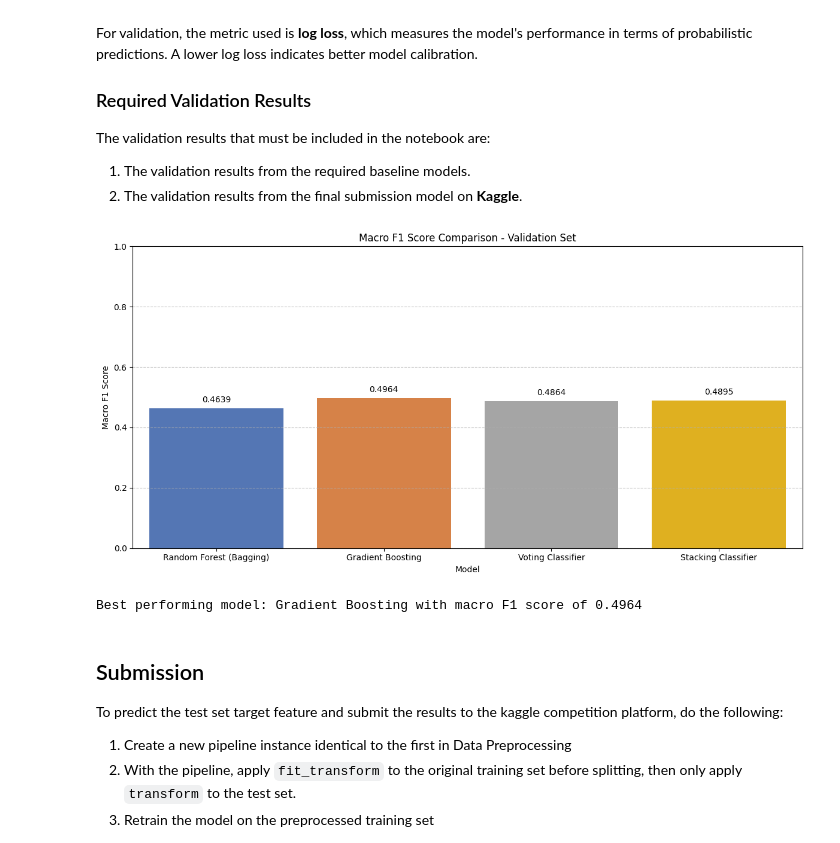
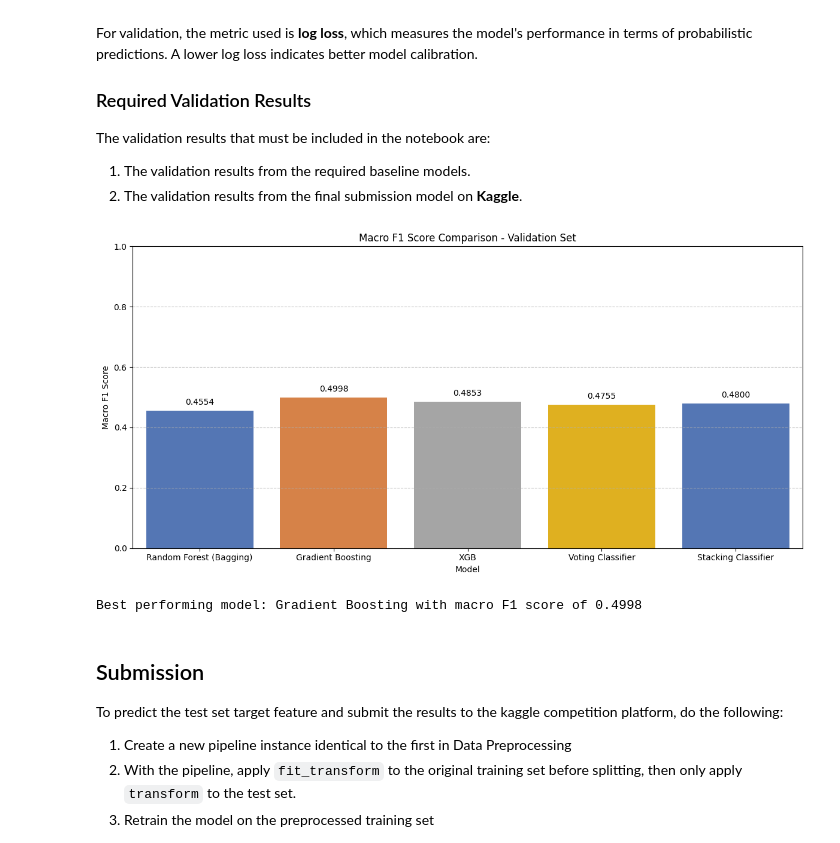
Before and after one commit to shafiqIrv/Praktikum-1, a Jupyter notebook: IF3270_Pembelajaran_Mesin___Praktikum_Notebook.ipynb, the cells around one changed output. Cells and saved outputs as stored; diff of their text form; code cells hidden in the pictures.

Commit message:
feat: best 0.4998

```diff
--- a/IF3270_Pembelajaran_Mesin___Praktikum_Notebook.ipynb
+++ b/IF3270_Pembelajaran_Mesin___Praktikum_Notebook.ipynb
@@ -183,12 +184,24 @@ For each step that you will do, **please explain the reason why did you do that
 # %%
 # Define preprocessing for numerical features (Age, Work_Experience, Family_Size)
 numerical_features = ['Age', 'Work_Experience', 'Family_Size']
+
+# Function to handle outliers using Quantile-Based Flooring and Capping
+def handle_outliers(X):
+    X = X.copy()
+    for col in numerical_features:
+        lower_bound = X[col].quantile(0.05)
+        upper_bound = X[col].quantile(0.95)
+        X[col] = X[col].clip(lower=lower_bound, upper=upper_bound)  # Apply capping
+    return X
+
+outlier_transformer = FunctionTransformer(handle_outliers, validate=False)
+
 numerical_transformer = Pipeline(steps=[
-    ('imputer', SimpleImputer(strategy='median')),
-    ('scaler', StandardScaler())
+    ('outlier_handler', outlier_transformer),  # Handle outliers
+    ('imputer', SimpleImputer(strategy='median')),  # Impute missing values
+    ('scaler', StandardScaler())  # Scale the data
 ])
 
-# Define preprocessing for categorical features
 categorical_features = ['Gender', 'Ever_Married', 'Graduated', 'Profession', 'Spending_Score', 'Var_1']
 categorical_transformer = Pipeline(steps=[
     ('imputer', SimpleImputer(strategy='most_frequent')),
@@ -400,7 +450,8 @@ Stacking is a technique that trains multiple different models, with each model b
 estimators = [
     ('rf', RandomForestClassifier(n_estimators=100, random_state=42)),
     ('gb', GradientBoostingClassifier(n_estimators=100, random_state=42)),
-    ('knn', KNeighborsClassifier(n_neighbors=5))
+    ('knn', KNeighborsClassifier(n_neighbors=5)),
+    ('xgb', XGBClassifier(n_estimators=100, learning_rate=0.1, random_state=42))
 ]
 
 # Create stacking classifier with logistic regression as final estimator
@@ -414,22 +465,25 @@ stacking_clf = Pipeline(steps=[
 ])
 
 # Train the model
-stacking_clf.fit(X_train, y_train)
+stacking_clf.fit(X_train, y_train_encoded)
 
 # Make predictions
 stacking_predictions = stacking_clf.predict(X_val)
 
+# Decode predictions back to original labels (A, B, C, D)
+stacking_predictions_decoded = label_encoder.inverse_transform(stacking_predictions)
+
 # Evaluate the model
-stacking_f1_macro = f1_score(y_val, stacking_predictions, average='macro')
+stacking_f1_macro = f1_score(y_val, stacking_predictions_decoded, average='macro')
 print(f"Stacking Classifier - Macro F1 Score: {stacking_f1_macro:.4f}")
 
 # Display classification report
 print("\nClassification Report (Stacking Classifier):")
-print(classification_report(y_val, stacking_predictions))
+print(classification_report(y_val, stacking_predictions_decoded))
 
 # Plot confusion matrix
 plt.figure(figsize=(8, 6))
-cm = confusion_matrix(y_val, stacking_predictions)
+cm = confusion_matrix(y_val, stacking_predictions_decoded)
 sns.heatmap(cm, annot=True, fmt='d', cmap='Blues', xticklabels=sorted(y.unique()), yticklabels=sorted(y.unique()))
 plt.title('Confusion Matrix - Stacking Classifier')
 plt.xlabel('Predicted')
@@ -468,35 +522,36 @@ The validation results that must be included in the notebook are:
 models = {
     'Random Forest (Bagging)': rf_f1_macro,
     'Gradient Boosting': gb_f1_macro,
+    'XGB' : xgb_f1_macro,
     'Voting Classifier': voting_f1_macro,
     'Stacking Classifier': stacking_f1_macro
 }
 
 # Plot comparison
 plt.figure(figsize=(12, 6))
 model_names = list(models.keys())
 model_scores = list(models.values())
 colors = ['#4472C4', '#ED7D31', '#A5A5A5', '#FFC000']
 sns.barplot(x=model_names, y=model_scores, palette=colors)
 plt.title('Macro F1 Score Comparison - Validation Set')
 plt.xlabel('Model')
 plt.ylabel('Macro F1 Score')
 plt.ylim(0, 1)
 plt.grid(axis='y', linestyle='--', alpha=0.7)
 plt.tight_layout()
 
 for i, score in enumerate(model_scores):
     plt.text(i, score + 0.02, f"{score:.4f}", ha='center')
 
 plt.show()
 
 # Find the best model
 best_model_name = max(models, key=models.get)
 best_score = models[best_model_name]
 print(f"Best performing model: {best_model_name} with macro F1 score of {best_score:.4f}")
 # %% [output]
-[figure, old version]
+[figure, new version]
-Best performing model: Gradient Boosting with macro F1 score of 0.4964
+Best performing model: Gradient Boosting with macro F1 score of 0.4998
 # %% [markdown]
 ## Submission
 To predict the test set target feature and submit the results to the kaggle competition platform, do the following:
```
Also changed, not shown: parts of 7 cells of this notebook, 1 other file.
